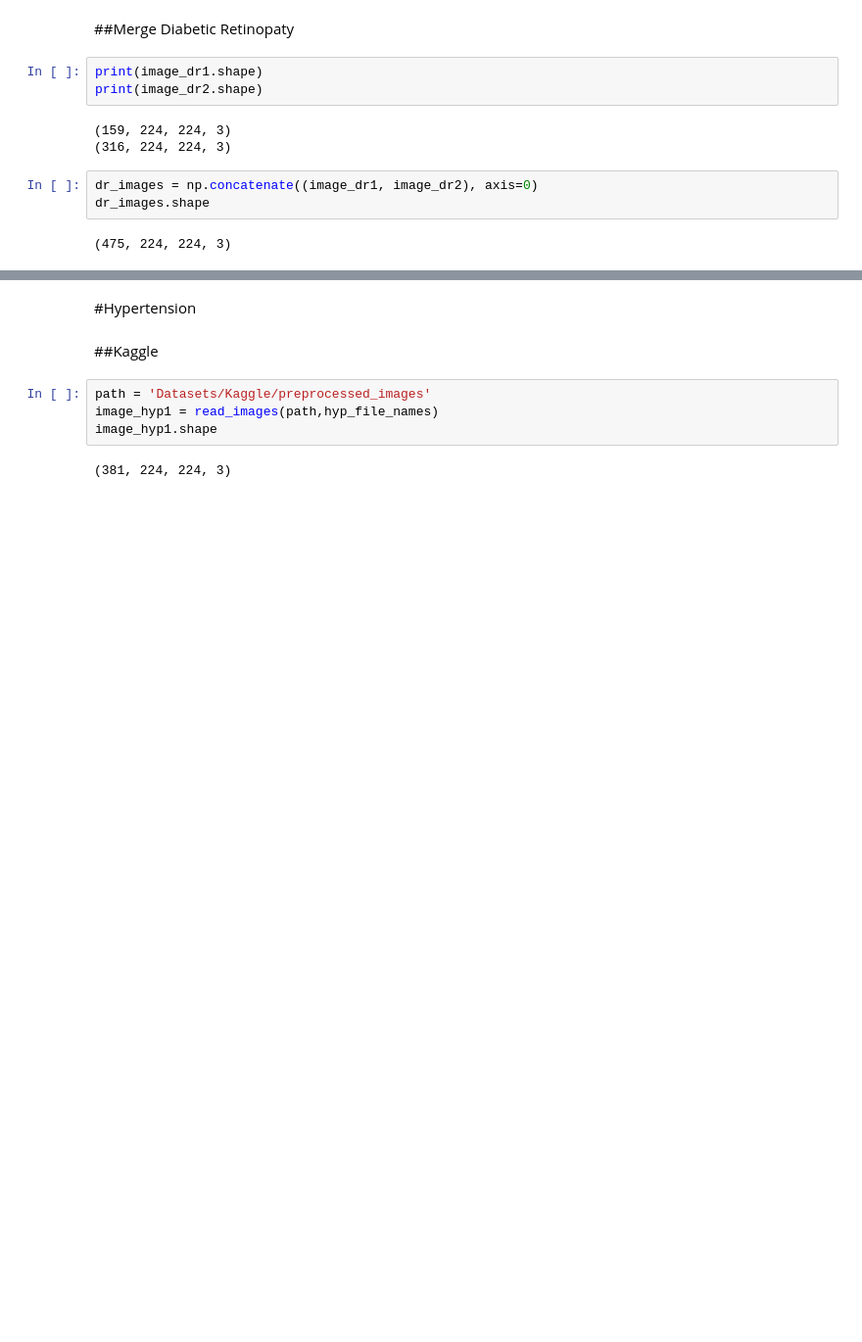
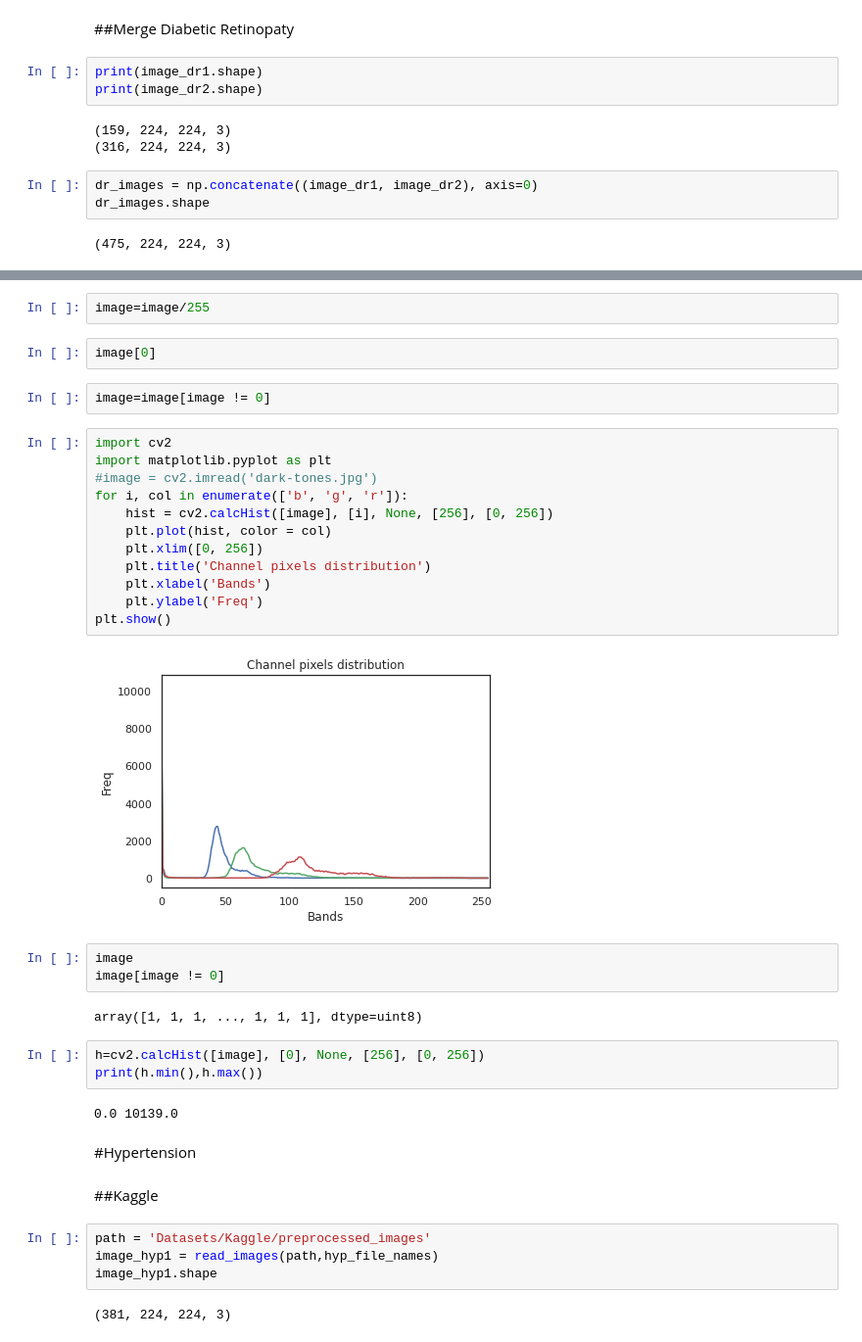
Before and after one commit to Barcelona-Technology-School/InnoSpark-edir, a Jupyter notebook: ML first attempt/MergedDatasets.ipynb, the cells around one changed output, grey strips where cells are left out. Shown at 98% size. Saved outputs shown, nothing was run; the diff lists cells and outputs as text; blank space fills up the shorter version.

```diff
--- a/ML first attempt/MergedDatasets.ipynb
+++ b/ML first attempt/MergedDatasets.ipynb
@@ -393,3 +414,33 @@ plt.tight_layout()
+# %%
+image=image/255
+# %%
+image[0]
+# %%
+image=image[image != 0]
+# %%
+import cv2
+import matplotlib.pyplot as plt
+#image = cv2.imread('dark-tones.jpg')
+for i, col in enumerate(['b', 'g', 'r']):
+    hist = cv2.calcHist([image], [i], None, [256], [0, 256])
+    plt.plot(hist, color = col)
+    plt.xlim([0, 256])
+    plt.title('Channel pixels distribution')
+    plt.xlabel('Bands')
+    plt.ylabel('Freq')
+plt.show()
+# %% [output]
+[figure, added]
+# %%
+image
+image[image != 0]
+# %% [output]
+array([1, 1, 1, ..., 1, 1, 1], dtype=uint8)
+# %%
+h=cv2.calcHist([image], [0], None, [256], [0, 256])
+print(h.min(),h.max())
+# %% [output]
+0.0 10139.0
 # %% [markdown]
 #Hypertension
 # %% [markdown]
```
Also changed, not shown: parts of 14 cells of this notebook.
